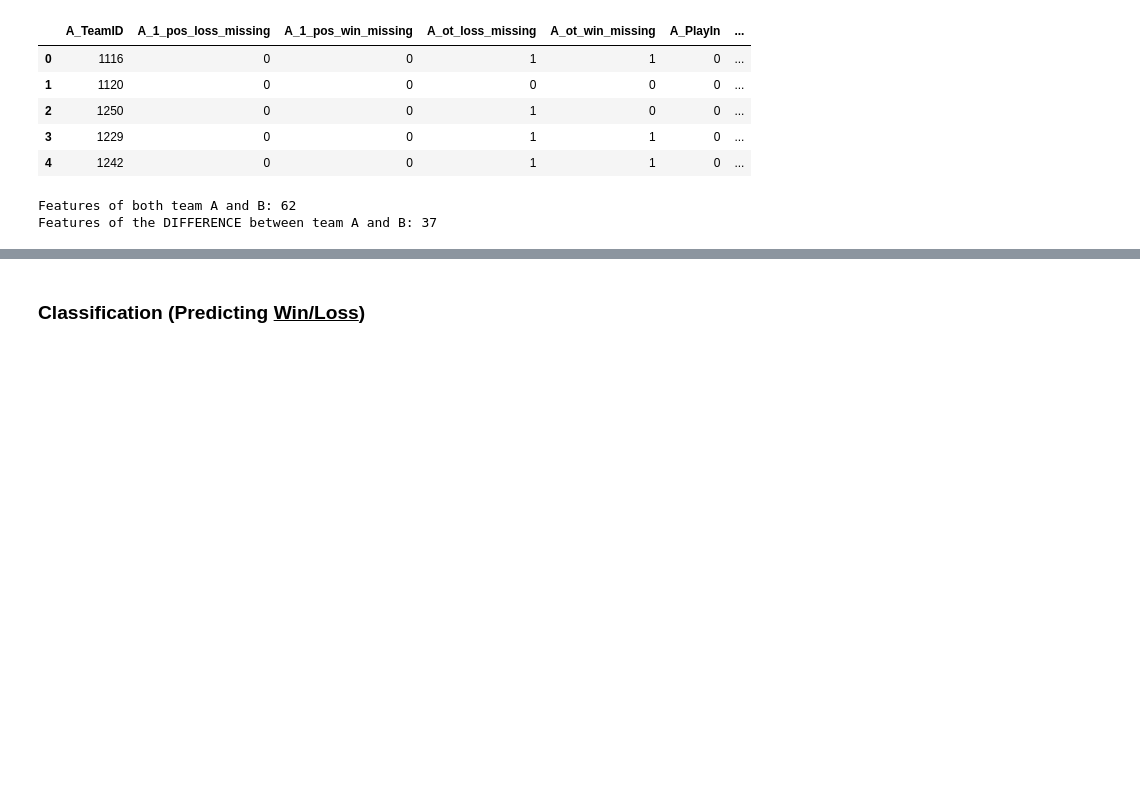
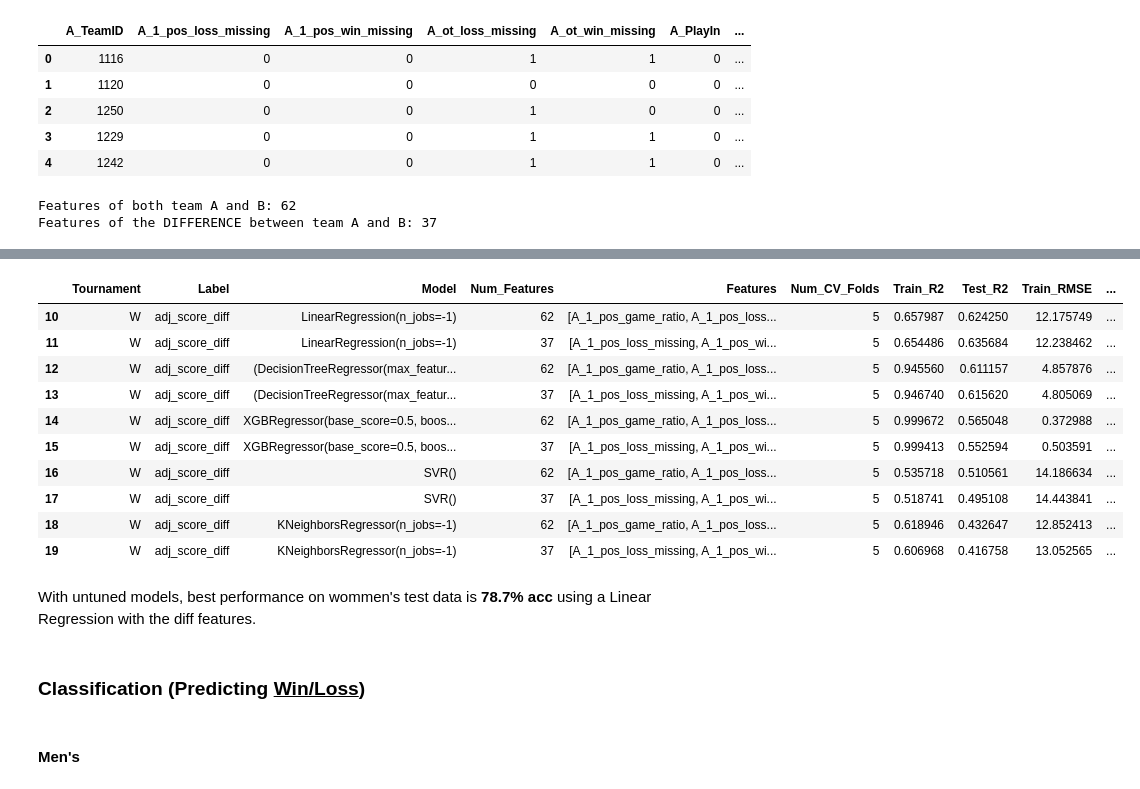
Before and after one commit to heefjones/march_madness, a Jupyter notebook: preds.ipynb, the cells around one changed output, grey strips where cells are left out. Saved outputs shown, nothing was run; the diff lists cells and outputs as text; code cells hidden in the pictures; blank space fills up the shorter version.

```diff
--- a/preds.ipynb
+++ b/preds.ipynb
@@ -220,2 +312,19 @@ The cell above was run many times with different inputs to save space in the not
+# %%
+# inspect
+reg_df.tail(10)
+# %% [output]
+|  | Tournament | Label | Model | Num_Features | Features | Num_CV_Folds | Train_R2 | Test_R2 | Train_RMSE | ... |
+| 10 | W | adj_score_diff | LinearRegression(n_jobs=-1) | 62 | [A_1_pos_game_ratio, A_1_pos_loss... | 5 | 0.657987 | 0.624250 | 12.175749 | ... |
+| 11 | W | adj_score_diff | LinearRegression(n_jobs=-1) | 37 | [A_1_pos_loss_missing, A_1_pos_wi... | 5 | 0.654486 | 0.635684 | 12.238462 | ... |
+| 12 | W | adj_score_diff | (DecisionTreeRegressor(max_featur... | 62 | [A_1_pos_game_ratio, A_1_pos_loss... | 5 | 0.945560 | 0.611157 | 4.857876 | ... |
+| 13 | W | adj_score_diff | (DecisionTreeRegressor(max_featur... | 37 | [A_1_pos_loss_missing, A_1_pos_wi... | 5 | 0.946740 | 0.615620 | 4.805069 | ... |
+| 14 | W | adj_score_diff | XGBRegressor(base_score=0.5, boos... | 62 | [A_1_pos_game_ratio, A_1_pos_loss... | 5 | 0.999672 | 0.565048 | 0.372988 | ... |
+| 15 | W | adj_score_diff | XGBRegressor(base_score=0.5, boos... | 37 | [A_1_pos_loss_missing, A_1_pos_wi... | 5 | 0.999413 | 0.552594 | 0.503591 | ... |
+| 16 | W | adj_score_diff | SVR() | 62 | [A_1_pos_game_ratio, A_1_pos_loss... | 5 | 0.535718 | 0.510561 | 14.186634 | ... |
+| 17 | W | adj_score_diff | SVR() | 37 | [A_1_pos_loss_missing, A_1_pos_wi... | 5 | 0.518741 | 0.495108 | 14.443841 | ... |
+| 18 | W | adj_score_diff | KNeighborsRegressor(n_jobs=-1) | 62 | [A_1_pos_game_ratio, A_1_pos_loss... | 5 | 0.618946 | 0.432647 | 12.852413 | ... |
+| 19 | W | adj_score_diff | KNeighborsRegressor(n_jobs=-1) | 37 | [A_1_pos_loss_missing, A_1_pos_wi... | 5 | 0.606968 | 0.416758 | 13.052565 | ... |
+# %% [markdown]
+With untuned models, best performance on wommen's test data is __78.7% acc__ using a Linear Regression with the diff features.
 # %%
 # save reg_df
@@ -227,0 +340,2 @@ class_df = pd.DataFrame(columns=['Tournament', 'Model', 'RMSE', 'R2', 'Accuracy'
+# %% [markdown]
+#### Men's
```
Also changed, not shown: parts of 25 cells of this notebook, 6 other files.
